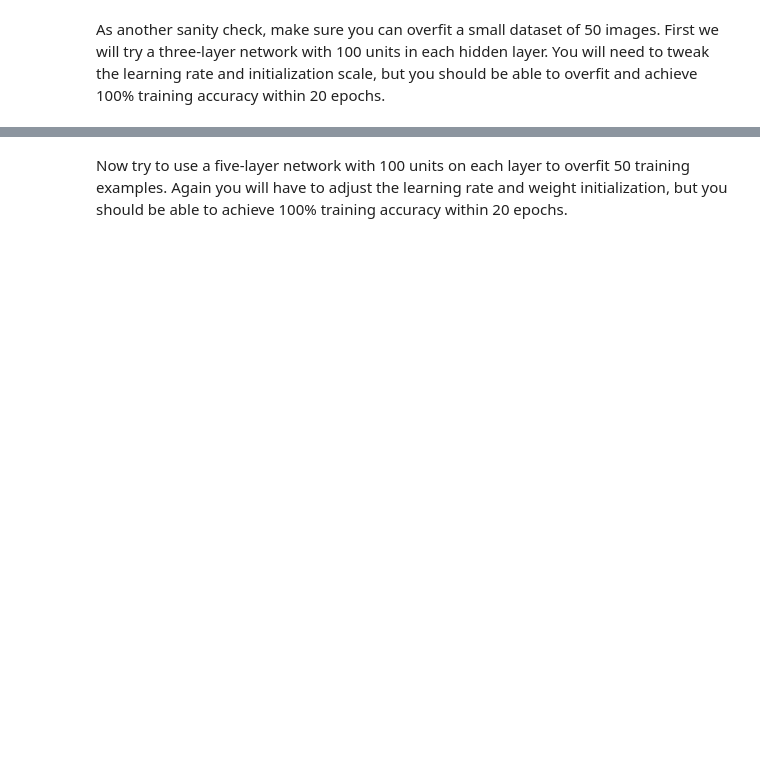
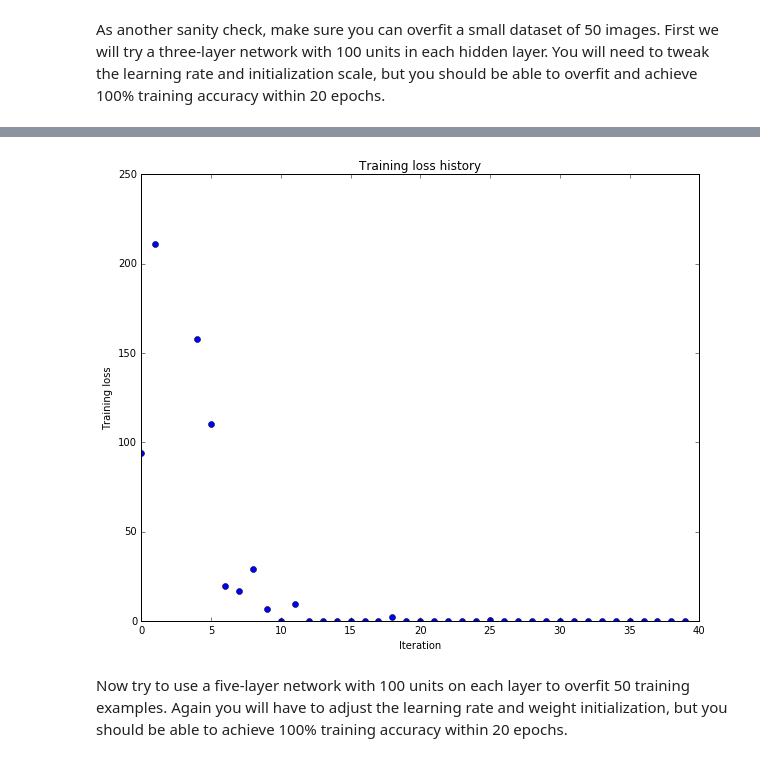
Before and after one commit to scinart/cs231n, a Jupyter notebook: assignment2/FullyConnectedNets.ipynb, the cells around one changed output, grey strips where cells are left out. Saved outputs shown, nothing was run; the diff lists cells and outputs as text; code cells hidden in the pictures; blank space fills up the shorter version.

```diff
--- a/assignment2/FullyConnectedNets.ipynb
+++ b/assignment2/FullyConnectedNets.ipynb
@@ -415,8 +432,8 @@ small_data = {
   'y_val': data['y_val'],
 }
 
-weight_scale = 1e-2
-learning_rate = 1e-4
+weight_scale = 1e-1
+learning_rate = 1e-3
 model = FullyConnectedNet([100, 100],
               weight_scale=weight_scale, dtype=np.float64)
 solver = Solver(model, small_data,
@@ -433,3 +450,4 @@ plt.title('Training loss history')
 plt.xlabel('Iteration')
 plt.ylabel('Training loss')
 plt.show()
+# %% [output]
@@ -436,3 +471,4 @@ plt.show()
+[figure, added]
 # %% [markdown]
 Now try to use a five-layer network with 100 units on each layer to overfit 50 training examples. Again you will have to adjust the learning rate and weight initialization, but you should be able to achieve 100% training accuracy within 20 epochs.
 # %%
```
Also changed, not shown: parts of 12 cells of this notebook, 2 other files.
